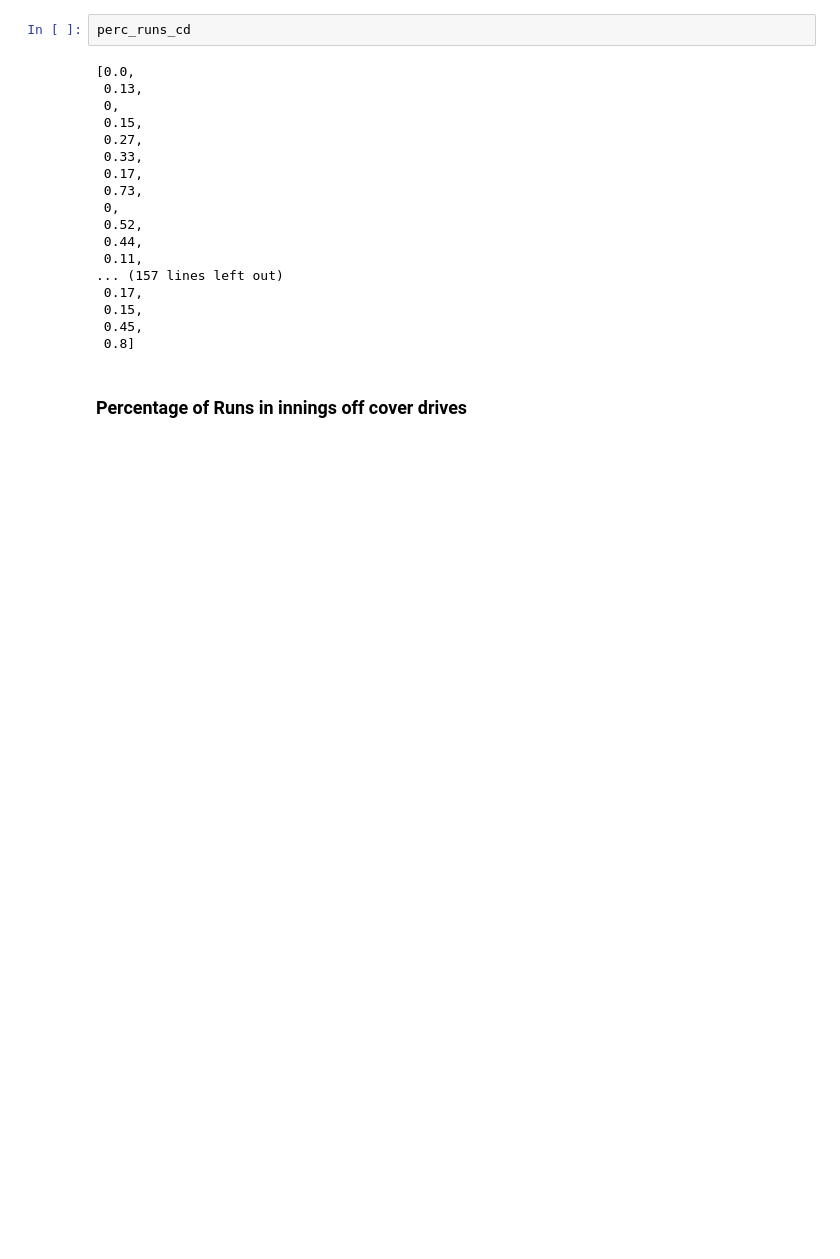
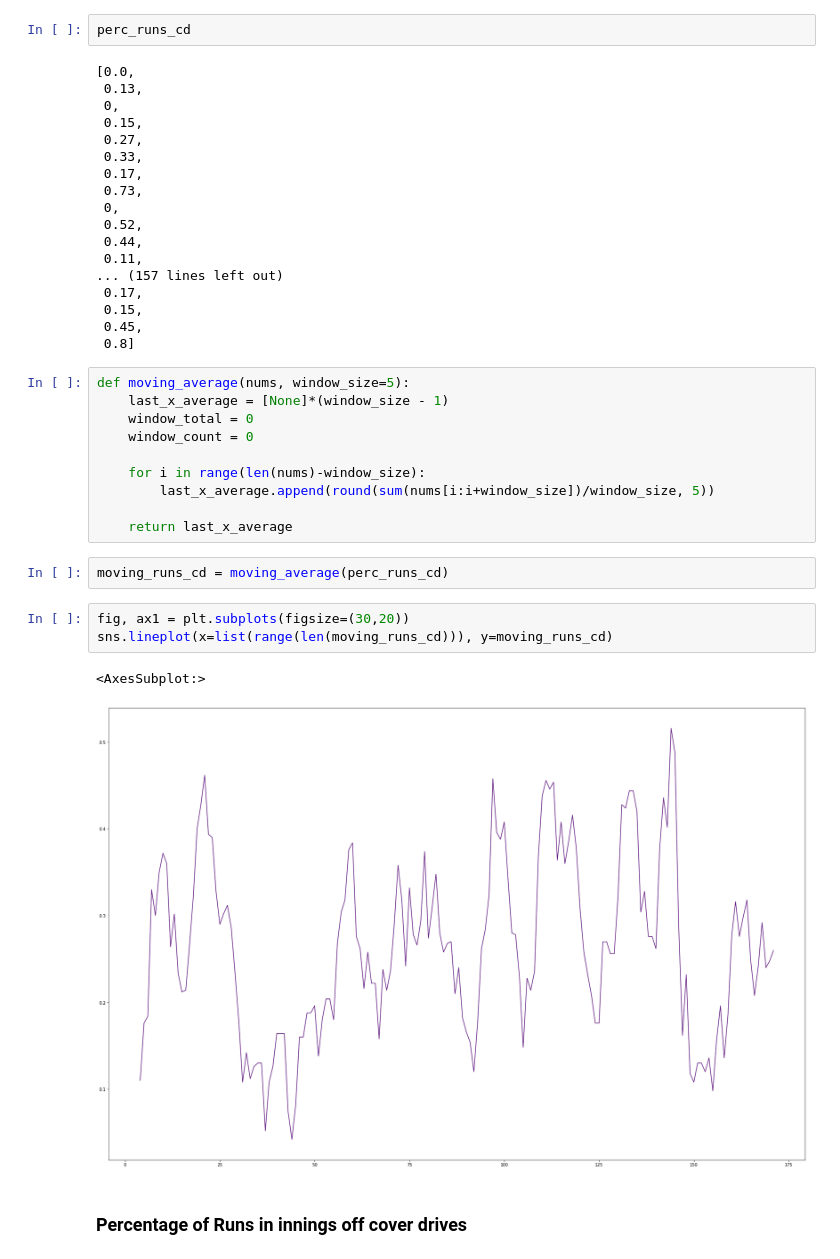
Before and after one commit to abhiramjoshi/cricket_analytics, a Jupyter notebook: codebase/Kohli/comparing_shots.ipynb, the cells around one changed output. Cells and saved outputs as stored; diff of their text form; blank space fills up the shorter version.

```diff
--- a/codebase/Kohli/comparing_shots.ipynb
+++ b/codebase/Kohli/comparing_shots.ipynb
@@ -868,6 +870,24 @@ perc_runs_cd
  0.15,
  0.45,
  0.8]
+# %%
+def moving_average(nums, window_size=5):
+    last_x_average = [None]*(window_size - 1)
+    window_total = 0
+    window_count = 0
+
+    for i in range(len(nums)-window_size):
+        last_x_average.append(round(sum(nums[i:i+window_size])/window_size, 5))
+
+    return last_x_average
+# %%
+moving_runs_cd = moving_average(perc_runs_cd)
+# %%
+fig, ax1 = plt.subplots(figsize=(30,20))
+sns.lineplot(x=list(range(len(moving_runs_cd))), y=moving_runs_cd)
+# %% [output]
+<AxesSubplot:>
+[figure, added]
 # %% [markdown]
 ### Percentage of Runs in innings off cover drives
 # %%
```
Also changed, not shown: parts of 24 cells of this notebook, 3 other files.
